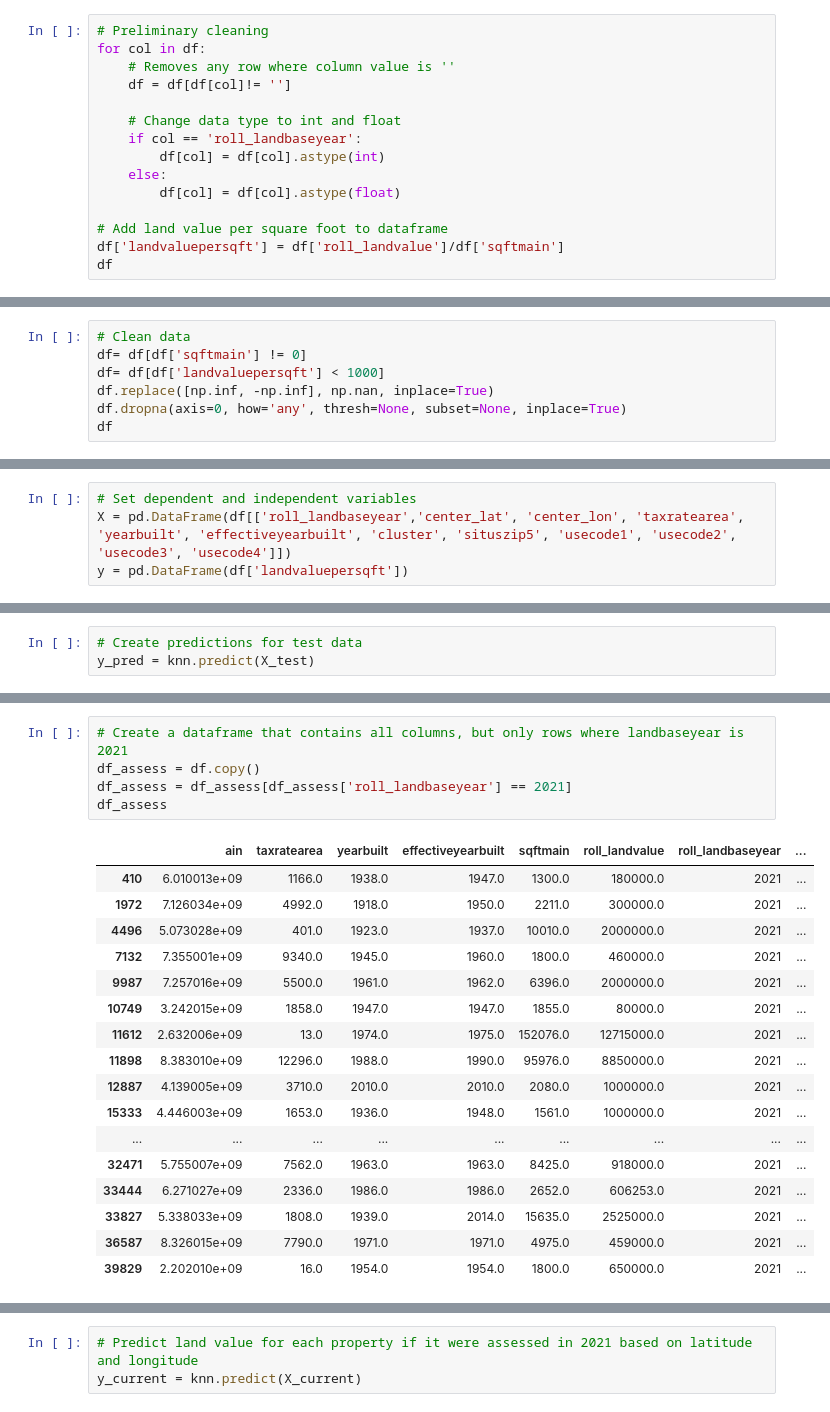
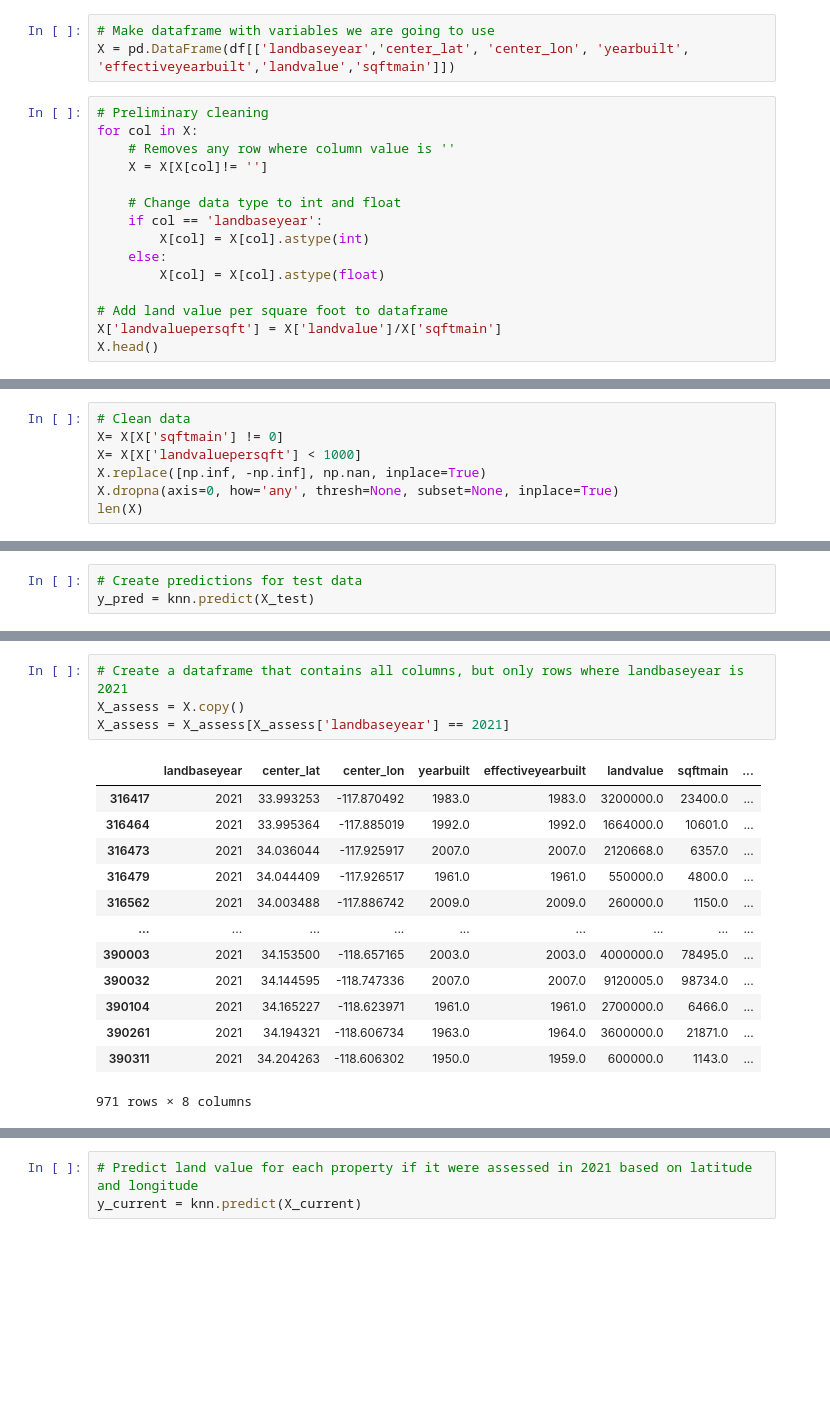
Before and after one commit to kripeshr22/MappingDemo, a Jupyter notebook: data/kNN/knn_lacounty_wholedataset.ipynb, the cells around one changed output, grey strips where cells are left out. Saved outputs shown, nothing was run; the diff lists cells and outputs as text; blank space fills up the shorter version.

```diff
--- a/data/kNN/knn_lacounty_wholedataset.ipynb
+++ b/data/kNN/knn_lacounty_wholedataset.ipynb
@@ -65,16 +48,19 @@ ValueError: Unable to parse string "*" at position 57782
+# %%
+# Make dataframe with variables we are going to use
+X = pd.DataFrame(df[['landbaseyear','center_lat', 'center_lon', 'yearbuilt', 'effectiveyearbuilt','landvalue','sqftmain']])
 # %%
 # Preliminary cleaning
-for col in df:
+for col in X:
     # Removes any row where column value is ''
-    df = df[df[col]!= '']
+    X = X[X[col]!= '']
 
     # Change data type to int and float
-    if col == 'roll_landbaseyear':
-        df[col] = df[col].astype(int)
+    if col == 'landbaseyear':
+        X[col] = X[col].astype(int)
     else:
-        df[col] = df[col].astype(float)
+        X[col] = X[col].astype(float)
 
 # Add land value per square foot to dataframe
-df['landvaluepersqft'] = df['roll_landvalue']/df['sqftmain']
-df
+X['landvaluepersqft'] = X['landvalue']/X['sqftmain']
+X.head()
 # %% [output]
@@ -94,8 +73,8 @@ df
 # %%
 # Clean data
-df= df[df['sqftmain'] != 0]
-df= df[df['landvaluepersqft'] < 1000]
-df.replace([np.inf, -np.inf], np.nan, inplace=True)
-df.dropna(axis=0, how='any', thresh=None, subset=None, inplace=True)
-df
+X= X[X['sqftmain'] != 0]
+X= X[X['landvaluepersqft'] < 1000]
+X.replace([np.inf, -np.inf], np.nan, inplace=True)
+X.dropna(axis=0, how='any', thresh=None, subset=None, inplace=True)
+len(X)
 # %% [output]
@@ -117,7 +84,3 @@ from sklearn.model_selection import train_test_split
 from sklearn.neighbors import KNeighborsRegressor
 from sklearn.metrics import mean_squared_error
 from math import sqrt
-# %%
-# Set dependent and independent variables
-X = pd.DataFrame(df[['roll_landbaseyear','center_lat', 'center_lon', 'taxratearea', 'yearbuilt', 'effectiveyearbuilt', 'cluster', 'situszip5', 'usecode1', 'usecode2', 'usecode3', 'usecode4']])
-y = pd.DataFrame(df['landvaluepersqft'])
@@ -165,24 +146,19 @@ error
 # %%
 # Create a dataframe that contains all columns, but only rows where landbaseyear is 2021
-df_assess = df.copy()
-df_assess = df_assess[df_assess['roll_landbaseyear'] == 2021]
-df_assess
+X_assess = X.copy()
+X_assess = X_assess[X_assess['landbaseyear'] == 2021]
 # %% [output]
-|  | ain | taxratearea | yearbuilt | effectiveyearbuilt | sqftmain | roll_landvalue | roll_landbaseyear | ... |
-| 410 | 6.010013e+09 | 1166.0 | 1938.0 | 1947.0 | 1300.0 | 180000.0 | 2021 | ... |
-| 1972 | 7.126034e+09 | 4992.0 | 1918.0 | 1950.0 | 2211.0 | 300000.0 | 2021 | ... |
-| 4496 | 5.073028e+09 | 401.0 | 1923.0 | 1937.0 | 10010.0 | 2000000.0 | 2021 | ... |
-| 7132 | 7.355001e+09 | 9340.0 | 1945.0 | 1960.0 | 1800.0 | 460000.0 | 2021 | ... |
-| 9987 | 7.257016e+09 | 5500.0 | 1961.0 | 1962.0 | 6396.0 | 2000000.0 | 2021 | ... |
-| 10749 | 3.242015e+09 | 1858.0 | 1947.0 | 1947.0 | 1855.0 | 80000.0 | 2021 | ... |
-| 11612 | 2.632006e+09 | 13.0 | 1974.0 | 1975.0 | 152076.0 | 12715000.0 | 2021 | ... |
-| 11898 | 8.383010e+09 | 12296.0 | 1988.0 | 1990.0 | 95976.0 | 8850000.0 | 2021 | ... |
-| 12887 | 4.139005e+09 | 3710.0 | 2010.0 | 2010.0 | 2080.0 | 1000000.0 | 2021 | ... |
-| 15333 | 4.446003e+09 | 1653.0 | 1936.0 | 1948.0 | 1561.0 | 1000000.0 | 2021 | ... |
+|  | landbaseyear | center_lat | center_lon | yearbuilt | effectiveyearbuilt | landvalue | sqftmain | ... |
+| 316417 | 2021 | 33.993253 | -117.870492 | 1983.0 | 1983.0 | 3200000.0 | 23400.0 | ... |
+| 316464 | 2021 | 33.995364 | -117.885019 | 1992.0 | 1992.0 | 1664000.0 | 10601.0 | ... |
+| 316473 | 2021 | 34.036044 | -117.925917 | 2007.0 | 2007.0 | 2120668.0 | 6357.0 | ... |
+| 316479 | 2021 | 34.044409 | -117.926517 | 1961.0 | 1961.0 | 550000.0 | 4800.0 | ... |
+| 316562 | 2021 | 34.003488 | -117.886742 | 2009.0 | 2009.0 | 260000.0 | 1150.0 | ... |
 | ... | ... | ... | ... | ... | ... | ... | ... | ... |
-| 32471 | 5.755007e+09 | 7562.0 | 1963.0 | 1963.0 | 8425.0 | 918000.0 | 2021 | ... |
-| 33444 | 6.271027e+09 | 2336.0 | 1986.0 | 1986.0 | 2652.0 | 606253.0 | 2021 | ... |
-| 33827 | 5.338033e+09 | 1808.0 | 1939.0 | 2014.0 | 15635.0 | 2525000.0 | 2021 | ... |
-| 36587 | 8.326015e+09 | 7790.0 | 1971.0 | 1971.0 | 4975.0 | 459000.0 | 2021 | ... |
-| 39829 | 2.202010e+09 | 16.0 | 1954.0 | 1954.0 | 1800.0 | 650000.0 | 2021 | ... |
+| 390003 | 2021 | 34.153500 | -118.657165 | 2003.0 | 2003.0 | 4000000.0 | 78495.0 | ... |
+| 390032 | 2021 | 34.144595 | -118.747336 | 2007.0 | 2007.0 | 9120005.0 | 98734.0 | ... |
+| 390104 | 2021 | 34.165227 | -118.623971 | 1961.0 | 1961.0 | 2700000.0 | 6466.0 | ... |
+| 390261 | 2021 | 34.194321 | -118.606734 | 1963.0 | 1964.0 | 3600000.0 | 21871.0 | ... |
+| 390311 | 2021 | 34.204263 | -118.606302 | 1950.0 | 1959.0 | 600000.0 | 1143.0 | ... |
+971 rows × 8 columns
 # %%
```
Also changed, not shown: parts of 15 cells of this notebook.
